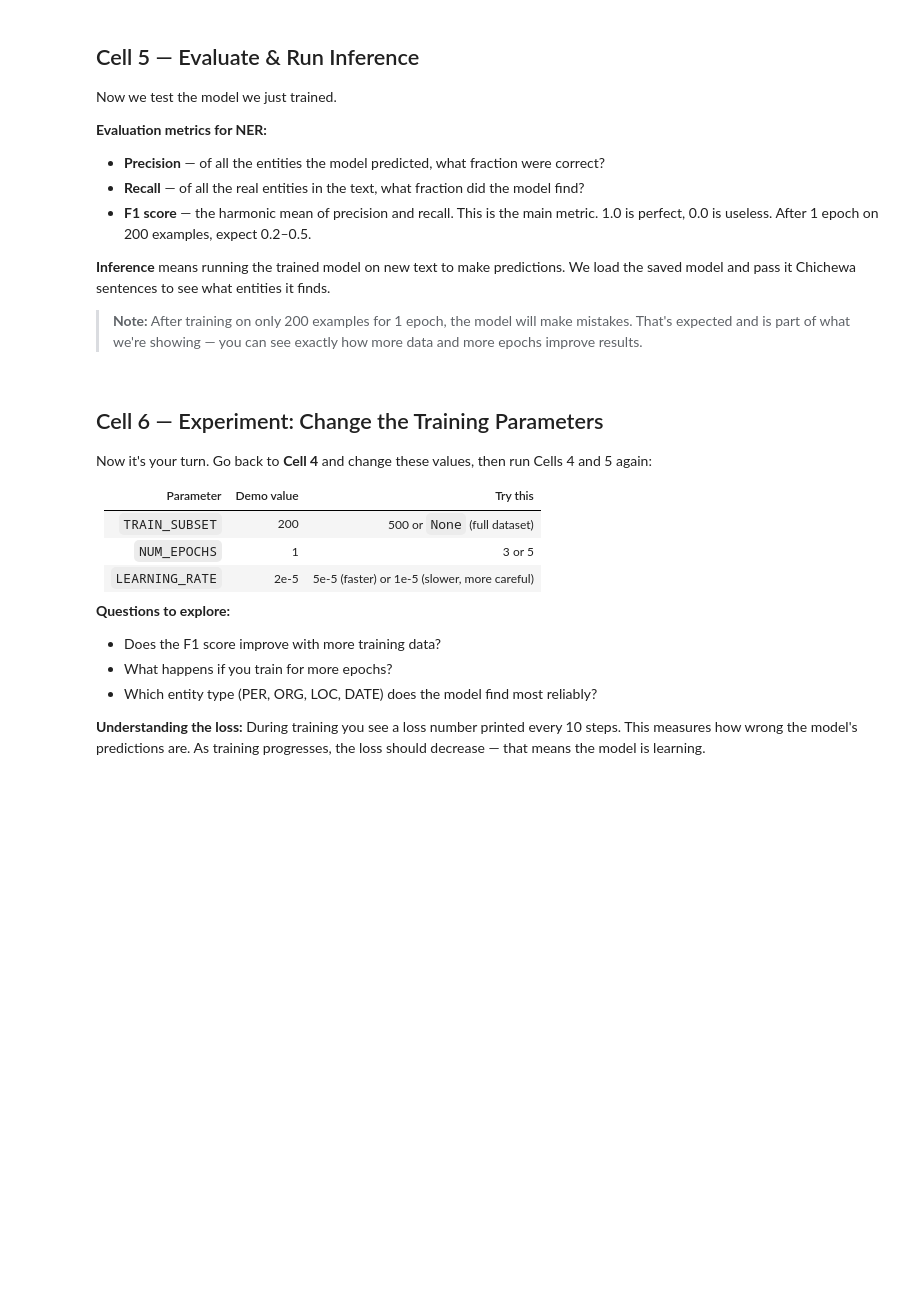
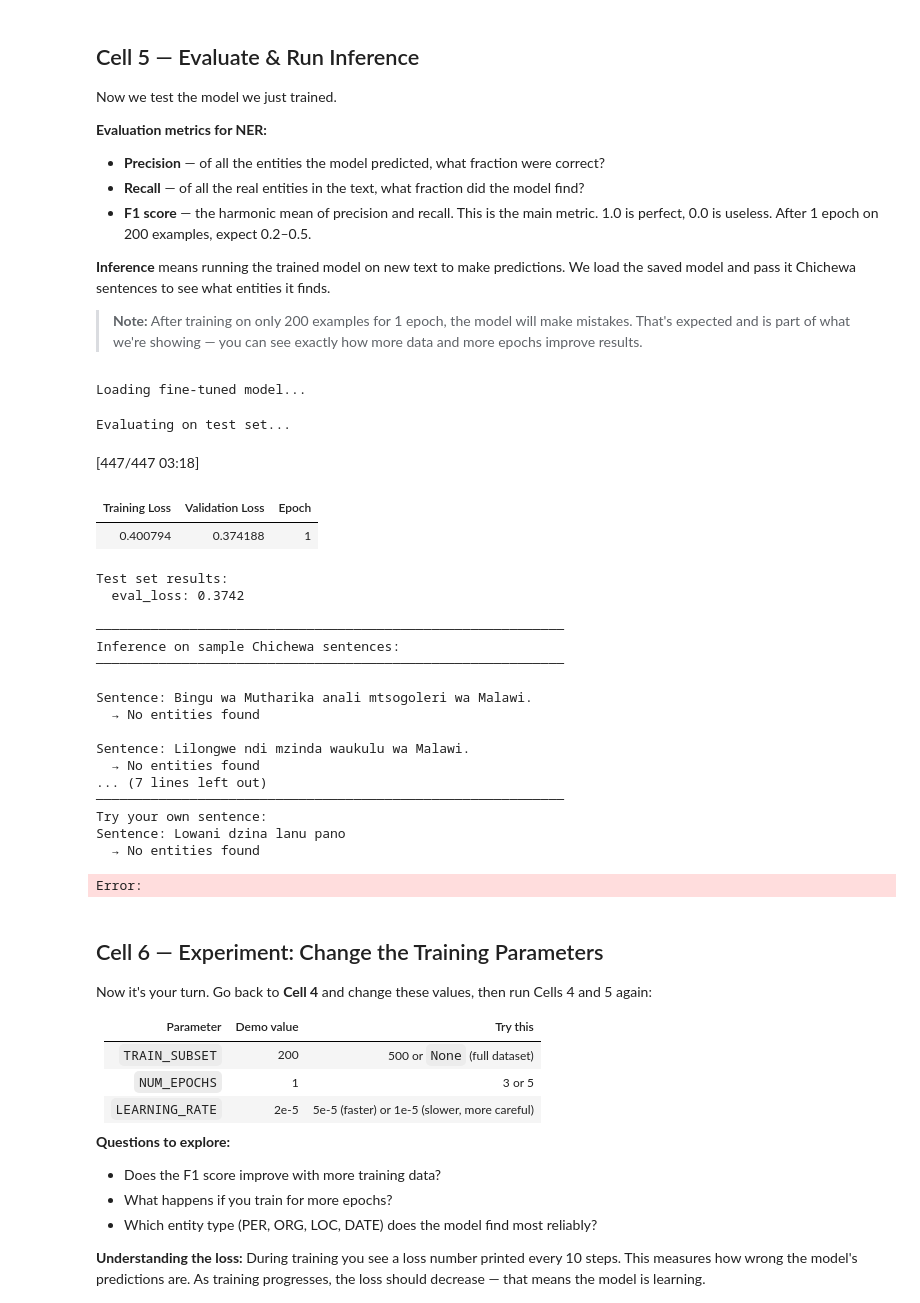
Before and after one commit to datapartnership/LRLL_MalawiWorkshopPDFtoMD, a Jupyter notebook: chichewa_ner_finetuning.ipynb, the cells around one changed output. Saved outputs shown, nothing was run; the diff lists cells and outputs as text; code cells hidden in the pictures; blank space fills up the shorter version.

```diff
--- a/chichewa_ner_finetuning.ipynb
+++ b/chichewa_ner_finetuning.ipynb
@@ -267,7 +322,7 @@ The base model already understands language structure from pre-training on Wikip
 TRAIN_SUBSET = 200    # number of training examples (use None for full dataset)
 NUM_EPOCHS = 1        # training passes (increase for better results)
 LEARNING_RATE = 2e-5  # standard for BERT fine-tuning
-BATCH_SIZE = 8        # examples per batch (safe for CPU with 16GB RAM)
+BATCH_SIZE = 4        # examples per batch (safe for CPU with 16GB RAM)
 
 # ── Imports ───────────────────────────────────────────────────────────────
 import numpy as np
@@ -331,7 +386,7 @@ trainer = Trainer(
     args=training_args,
     train_dataset=train_data,
     eval_dataset=tokenized_dataset["validation"],
-    tokenizer=tokenizer,
+    processing_class=tokenizer,
     data_collator=data_collator,
 )
 
@@ -362,6 +442,10 @@ Now we test the model we just trained.
 
 from transformers import pipeline, AutoModelForTokenClassification, AutoTokenizer
 import numpy as np
+import gc
+import torch
+gc.collect()
+torch.cuda.empty_cache() if torch.cuda.is_available() else None
 
 # ── Load the fine-tuned model ─────────────────────────────────────────────
 print("Loading fine-tuned model...")
@@ -370,6 +454,8 @@ ft_tokenizer = AutoTokenizer.from_pretrained(SAVE_DIR)
 
 # ── Evaluate on test set ──────────────────────────────────────────────────
 print("\nEvaluating on test set...")
+# Evaluate with smaller batch to avoid memory crash
+trainer.args.per_device_eval_batch_size = 4
 results = trainer.evaluate(tokenized_dataset["test"])
 print(f"\nTest set results:")
 for k, v in results.items():
@@ -389,33 +475,57 @@ ner_pipeline = pipeline(
 test_sentences = [
     "Bingu wa Mutharika anali mtsogoleri wa Malawi.",
     "Lilongwe ndi mzinda waukulu wa Malawi.",
     "Boma la Malawi linagwirizana ndi dziko la Tanzania mu 2019.",
     "Aphunzitsi a sukulu ya Zomba akuphunzitsa ana.",
 ]
 
 print("\n" + "─" * 60)
 print("Inference on sample Chichewa sentences:")
 print("─" * 60)
 
 for sentence in test_sentences:
     print(f"\nSentence: {sentence}")
     predictions = ner_pipeline(sentence)
     if predictions:
         for ent in predictions:
             print(f"  → '{ent['word']}' = {ent['entity_group']} (score: {ent['score']:.3f})")
     else:
         print("  → No entities found")
 
 print("\n" + "─" * 60)
 print("Try your own sentence:")
 my_sentence = "Lowani dzina lanu pano"  # replace with your own Chichewa sentence
 predictions = ner_pipeline(my_sentence)
 print(f"Sentence: {my_sentence}")
 if predictions:
     for ent in predictions:
         print(f"  → '{ent['word']}' = {ent['entity_group']} (score: {ent['score']:.3f})")
 else:
     print("  → No entities found")
+# %% [output]
+Loading fine-tuned model...
+Evaluating on test set...
+[447/447 03:18]
+| Training Loss | Validation Loss | Epoch |
+| 0.400794 | 0.374188 | 1 |
+Test set results:
+  eval_loss: 0.3742
+
+────────────────────────────────────────────────────────────
+Inference on sample Chichewa sentences:
+────────────────────────────────────────────────────────────
+
+Sentence: Bingu wa Mutharika anali mtsogoleri wa Malawi.
+  → No entities found
+
+Sentence: Lilongwe ndi mzinda waukulu wa Malawi.
+  → No entities found
+... (7 lines left out)
+────────────────────────────────────────────────────────────
+Try your own sentence:
+Sentence: Lowani dzina lanu pano
+  → No entities found
+Error:
 # %% [markdown]
 ## Cell 6 — Experiment: Change the Training Parameters
 
```
Also changed, not shown: parts of 4 cells of this notebook, 2 other files.
